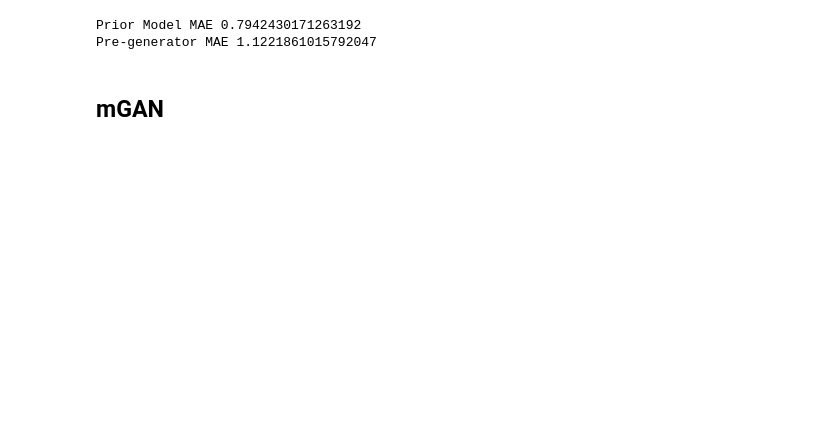
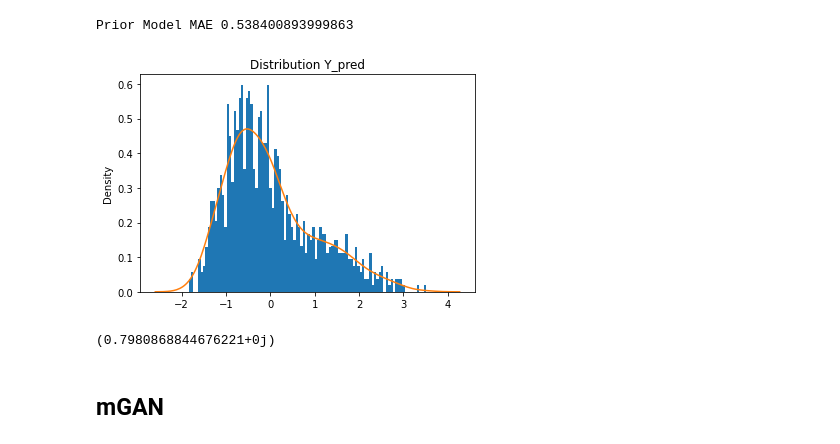
Before and after one commit to Manasi1999/ABC_GAN, a Jupyter notebook: Notebooks3B/Experiment_1/experiment_A.ipynb, the cells around one changed output. Cells and saved outputs as stored; diff of their text form; code cells hidden in the pictures; blank space fills up the shorter version.

```diff
--- a/Notebooks3B/Experiment_1/experiment_A.ipynb
+++ b/Notebooks3B/Experiment_1/experiment_A.ipynb
@@ -56,22 +90,29 @@ device = torch.device('cuda' if torch.cuda.is_available() else 'cpu')
 # %%
 # Fit the prior model and pre - generator
 variance = 1 # Constant Variance
 
-# Misspecified Prior Model
+# Exact Prior Model
 y_pred = ABC_train_test3.quadratic_model(X)
 mae = mean_absolute_error(y_pred,Y)
-sb.glue("Prior Model MAE",mae)
+sb.glue("Prior Model MAE : Error in data",mae)
 print("Prior Model MAE", mae)
 
-# Pre-generator Model
-y_pred = ABC_train_test3.quadratic_model(X)
-y_pred = y_pred + np.random.normal(0,variance,y_pred.shape)
-mae = mean_absolute_error(y_pred,Y)
-sb.glue("Pre-generator MAE", mae)
-print("Pre-generator MAE", mae)
+plt.hist(y_pred,bins=100,density=True)
+sns.distplot(y_pred,hist=False)
+plt.title("Distribution Y_pred")
+plt.show()
 # %% [output]
-Prior Model MAE 0.7942430171263192
-Pre-generator MAE 1.1221861015792047
+Prior Model MAE 0.538400893999863
+[figure, added]
+# %%
+from cmath import pi, sqrt
+
+
+A = np.random.normal(0,1)
+p = sqrt(2/3.14)
+print(p)
+# %% [output]
+(0.7980868844676221+0j)
 # %% [markdown]
 ##  mGAN
 # %%
```
Also changed, not shown: parts of 12 cells of this notebook, 5 other files.
